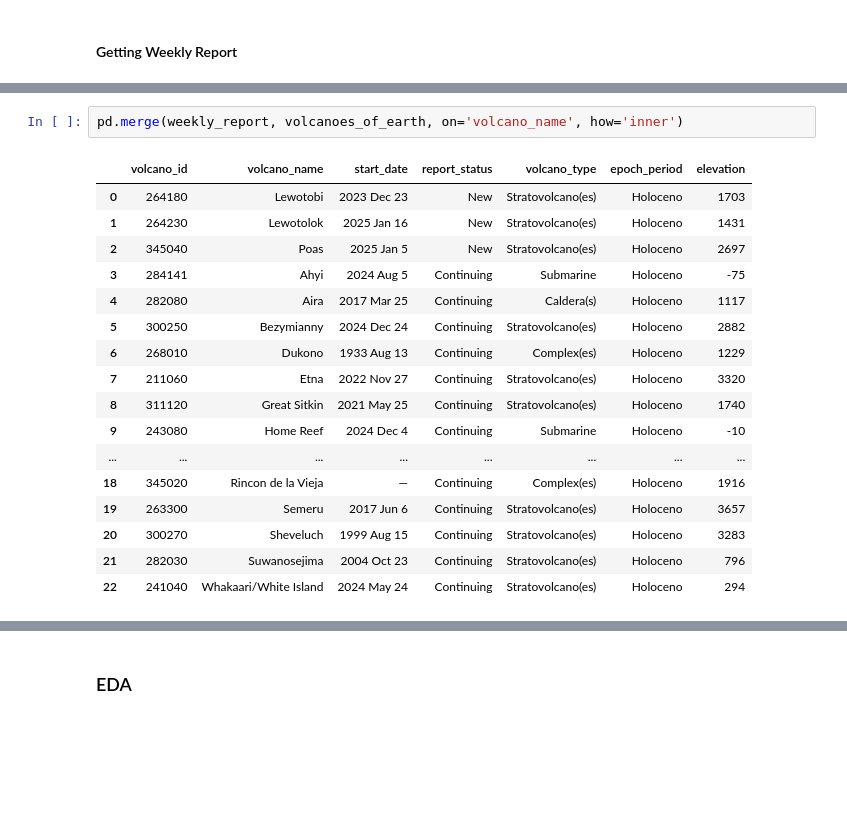
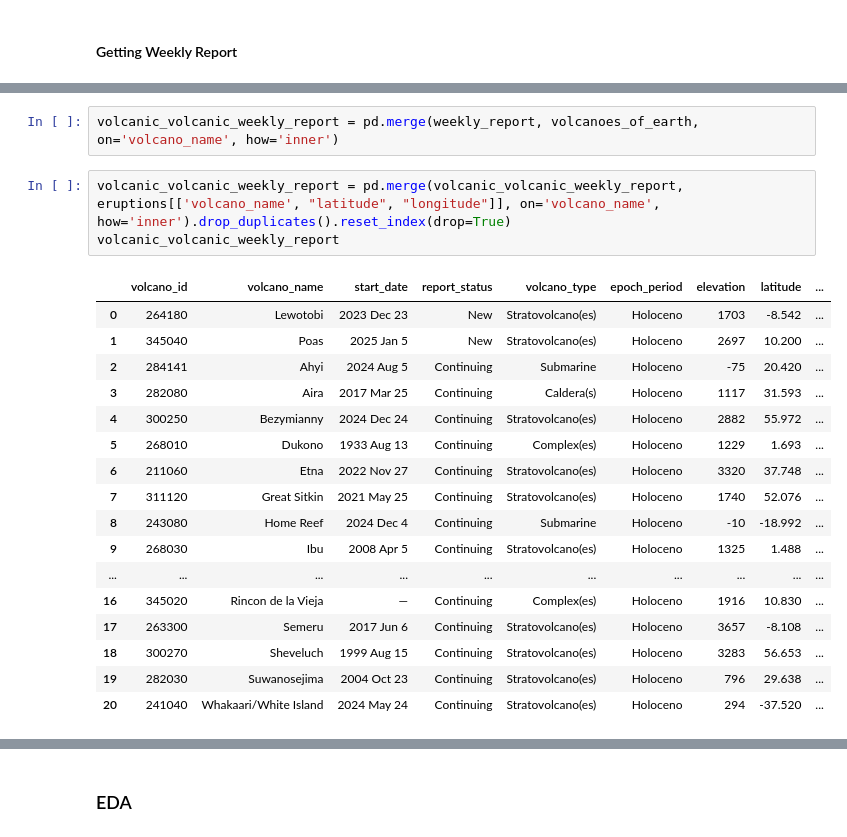
Before and after one commit to veronicadeleonh/earthquakes-volcanoes, a Jupyter notebook: dev-notebooks/volcano-cleaning.ipynb, the cells around one changed output, grey strips where cells are left out. Cells and saved outputs as stored; diff of their text form; blank space fills up the shorter version.

Commit message:
historic volcanic data page

```diff
--- a/dev-notebooks/volcano-cleaning.ipynb
+++ b/dev-notebooks/volcano-cleaning.ipynb
@@ -540,20 +542,23 @@ weekly_report
 # %%
-pd.merge(weekly_report, volcanoes_of_earth, on='volcano_name', how='inner')
+volcanic_volcanic_weekly_report = pd.merge(weekly_report, volcanoes_of_earth, on='volcano_name', how='inner')
-# %% [output]
-|  | volcano_id | volcano_name | start_date | report_status | volcano_type | epoch_period | elevation |
-| 0 | 264180 | Lewotobi | 2023 Dec 23 | New | Stratovolcano(es) | Holoceno | 1703 |
-| 1 | 264230 | Lewotolok | 2025 Jan 16 | New | Stratovolcano(es) | Holoceno | 1431 |
-| 2 | 345040 | Poas | 2025 Jan 5 | New | Stratovolcano(es) | Holoceno | 2697 |
-| 3 | 284141 | Ahyi | 2024 Aug 5 | Continuing | Submarine | Holoceno | -75 |
-| 4 | 282080 | Aira | 2017 Mar 25 | Continuing | Caldera(s) | Holoceno | 1117 |
-| 5 | 300250 | Bezymianny | 2024 Dec 24 | Continuing | Stratovolcano(es) | Holoceno | 2882 |
-| 6 | 268010 | Dukono | 1933 Aug 13 | Continuing | Complex(es) | Holoceno | 1229 |
-| 7 | 211060 | Etna | 2022 Nov 27 | Continuing | Stratovolcano(es) | Holoceno | 3320 |
-| 8 | 311120 | Great Sitkin | 2021 May 25 | Continuing | Stratovolcano(es) | Holoceno | 1740 |
-| 9 | 243080 | Home Reef | 2024 Dec 4 | Continuing | Submarine | Holoceno | -10 |
-| ... | ... | ... | ... | ... | ... | ... | ... |
-| 18 | 345020 | Rincon de la Vieja | — | Continuing | Complex(es) | Holoceno | 1916 |
-| 19 | 263300 | Semeru | 2017 Jun 6 | Continuing | Stratovolcano(es) | Holoceno | 3657 |
-| 20 | 300270 | Sheveluch | 1999 Aug 15 | Continuing | Stratovolcano(es) | Holoceno | 3283 |
-| 21 | 282030 | Suwanosejima | 2004 Oct 23 | Continuing | Stratovolcano(es) | Holoceno | 796 |
-| 22 | 241040 | Whakaari/White Island | 2024 May 24 | Continuing | Stratovolcano(es) | Holoceno | 294 |
+# %%
+volcanic_volcanic_weekly_report = pd.merge(volcanic_volcanic_weekly_report, eruptions[['volcano_name', "latitude", "longitude"]], on='volcano_name', how='inner').drop_duplicates().reset_index(drop=True)
+volcanic_volcanic_weekly_report
+# %% [output]
+|  | volcano_id | volcano_name | start_date | report_status | volcano_type | epoch_period | elevation | latitude | ... |
+| 0 | 264180 | Lewotobi | 2023 Dec 23 | New | Stratovolcano(es) | Holoceno | 1703 | -8.542 | ... |
+| 1 | 345040 | Poas | 2025 Jan 5 | New | Stratovolcano(es) | Holoceno | 2697 | 10.200 | ... |
+| 2 | 284141 | Ahyi | 2024 Aug 5 | Continuing | Submarine | Holoceno | -75 | 20.420 | ... |
+| 3 | 282080 | Aira | 2017 Mar 25 | Continuing | Caldera(s) | Holoceno | 1117 | 31.593 | ... |
+| 4 | 300250 | Bezymianny | 2024 Dec 24 | Continuing | Stratovolcano(es) | Holoceno | 2882 | 55.972 | ... |
+| 5 | 268010 | Dukono | 1933 Aug 13 | Continuing | Complex(es) | Holoceno | 1229 | 1.693 | ... |
+| 6 | 211060 | Etna | 2022 Nov 27 | Continuing | Stratovolcano(es) | Holoceno | 3320 | 37.748 | ... |
+| 7 | 311120 | Great Sitkin | 2021 May 25 | Continuing | Stratovolcano(es) | Holoceno | 1740 | 52.076 | ... |
+| 8 | 243080 | Home Reef | 2024 Dec 4 | Continuing | Submarine | Holoceno | -10 | -18.992 | ... |
+| 9 | 268030 | Ibu | 2008 Apr 5 | Continuing | Stratovolcano(es) | Holoceno | 1325 | 1.488 | ... |
+| ... | ... | ... | ... | ... | ... | ... | ... | ... | ... |
+| 16 | 345020 | Rincon de la Vieja | — | Continuing | Complex(es) | Holoceno | 1916 | 10.830 | ... |
+| 17 | 263300 | Semeru | 2017 Jun 6 | Continuing | Stratovolcano(es) | Holoceno | 3657 | -8.108 | ... |
+| 18 | 300270 | Sheveluch | 1999 Aug 15 | Continuing | Stratovolcano(es) | Holoceno | 3283 | 56.653 | ... |
+| 19 | 282030 | Suwanosejima | 2004 Oct 23 | Continuing | Stratovolcano(es) | Holoceno | 796 | 29.638 | ... |
+| 20 | 241040 | Whakaari/White Island | 2024 May 24 | Continuing | Stratovolcano(es) | Holoceno | 294 | -37.520 | ... |
```
Also changed, not shown: parts of 18 cells of this notebook, 4 other files.
